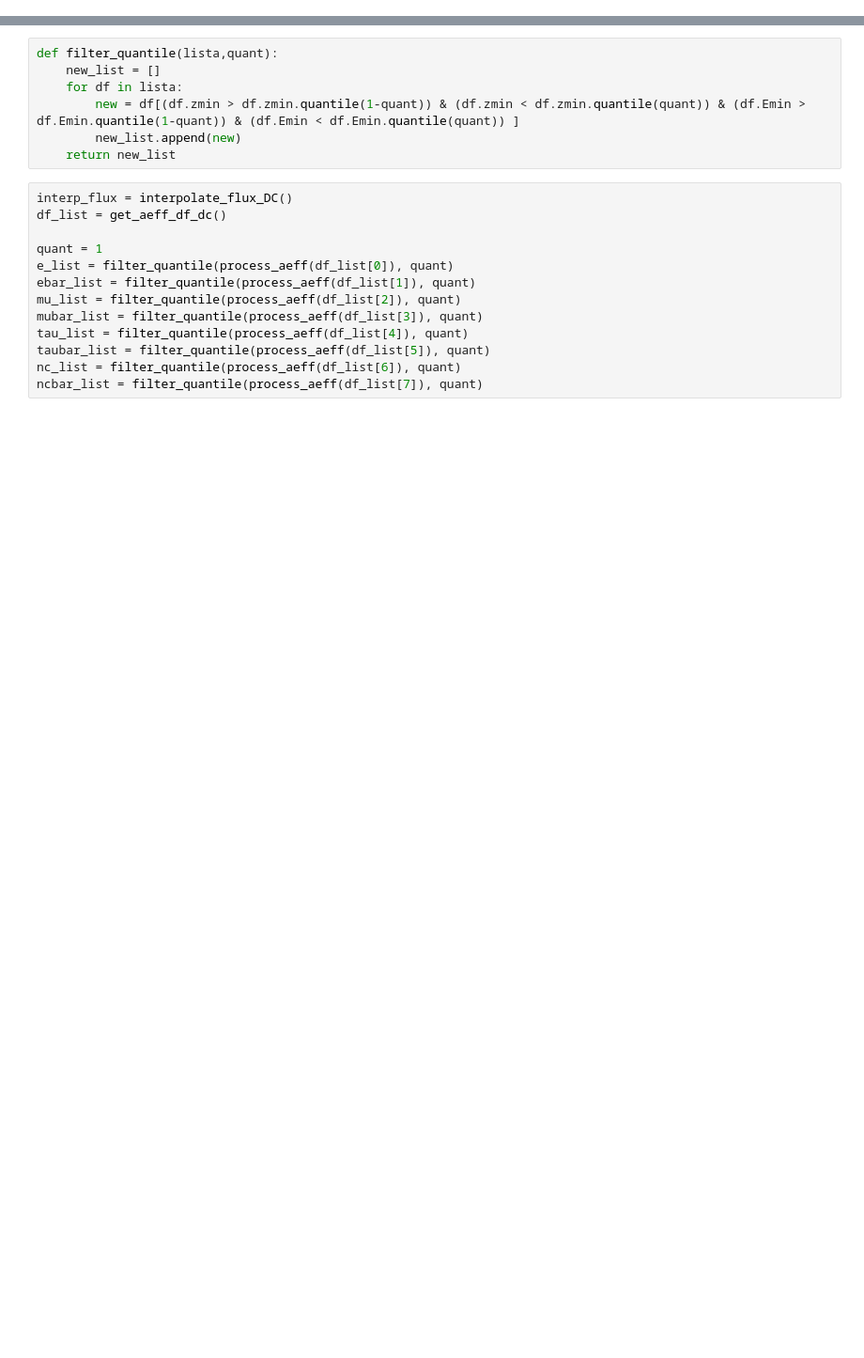
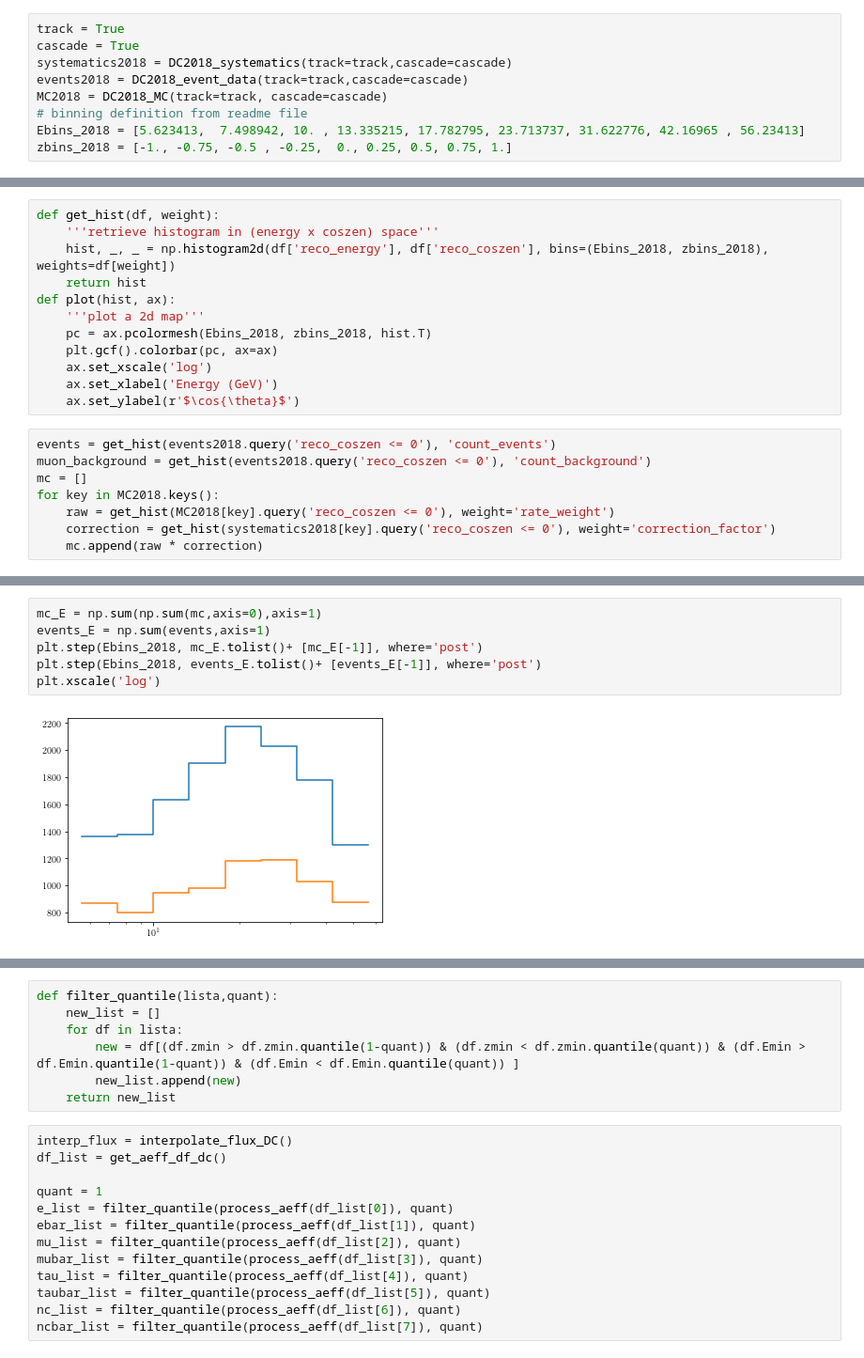
Before and after one commit to Sjoeborg/thesis, a Jupyter notebook: notebooks/DC/inspectDataDC.ipynb, the cells around one changed output, grey strips where cells are left out. Shown at 94% size. Drawn from its saved outputs; the diff is of its cells as text; blank space fills up the shorter version.

```diff
--- a/notebooks/DC/inspectDataDC.ipynb
+++ b/notebooks/DC/inspectDataDC.ipynb
@@ -23,0 +16,9 @@ matplotlib.rc('text.latex', preamble=r'\usepackage{amsmath}')
+# %%
+track = True
+cascade = True
+systematics2018 = DC2018_systematics(track=track,cascade=cascade)
+events2018 = DC2018_event_data(track=track,cascade=cascade)
+MC2018 = DC2018_MC(track=track, cascade=cascade)
+# binning definition from readme file
+Ebins_2018 = [5.623413,  7.498942, 10. , 13.335215, 17.782795, 23.713737, 31.622776, 42.16965 , 56.23413]
+zbins_2018 = [-1., -0.75, -0.5 , -0.25,  0., 0.25, 0.5, 0.75, 1.]
@@ -23,0 +102,20 @@ matplotlib.rc('text.latex', preamble=r'\usepackage{amsmath}')
+# %%
+def get_hist(df, weight):
+    '''retrieve histogram in (energy x coszen) space'''
+    hist, _, _ = np.histogram2d(df['reco_energy'], df['reco_coszen'], bins=(Ebins_2018, zbins_2018), weights=df[weight])
+    return hist
+def plot(hist, ax):
+    '''plot a 2d map'''
+    pc = ax.pcolormesh(Ebins_2018, zbins_2018, hist.T)
+    plt.gcf().colorbar(pc, ax=ax)
+    ax.set_xscale('log')
+    ax.set_xlabel('Energy (GeV)')
+    ax.set_ylabel(r'$\cos{\theta}$')
+# %%
+events = get_hist(events2018.query('reco_coszen <= 0'), 'count_events')
+muon_background = get_hist(events2018.query('reco_coszen <= 0'), 'count_background')
+mc = []
+for key in MC2018.keys():
+    raw = get_hist(MC2018[key].query('reco_coszen <= 0'), weight='rate_weight')
+    correction = get_hist(systematics2018[key].query('reco_coszen <= 0'), weight='correction_factor')
+    mc.append(raw * correction)
@@ -23,0 +133,8 @@ matplotlib.rc('text.latex', preamble=r'\usepackage{amsmath}')
+# %%
+mc_E = np.sum(np.sum(mc,axis=0),axis=1)
+events_E = np.sum(events,axis=1)
+plt.step(Ebins_2018, mc_E.tolist()+ [mc_E[-1]], where='post')
+plt.step(Ebins_2018, events_E.tolist()+ [events_E[-1]], where='post')
+plt.xscale('log')
+# %% [output]
+[figure, added]
```
Also changed, not shown: parts of 19 cells of this notebook, 3 other files.
